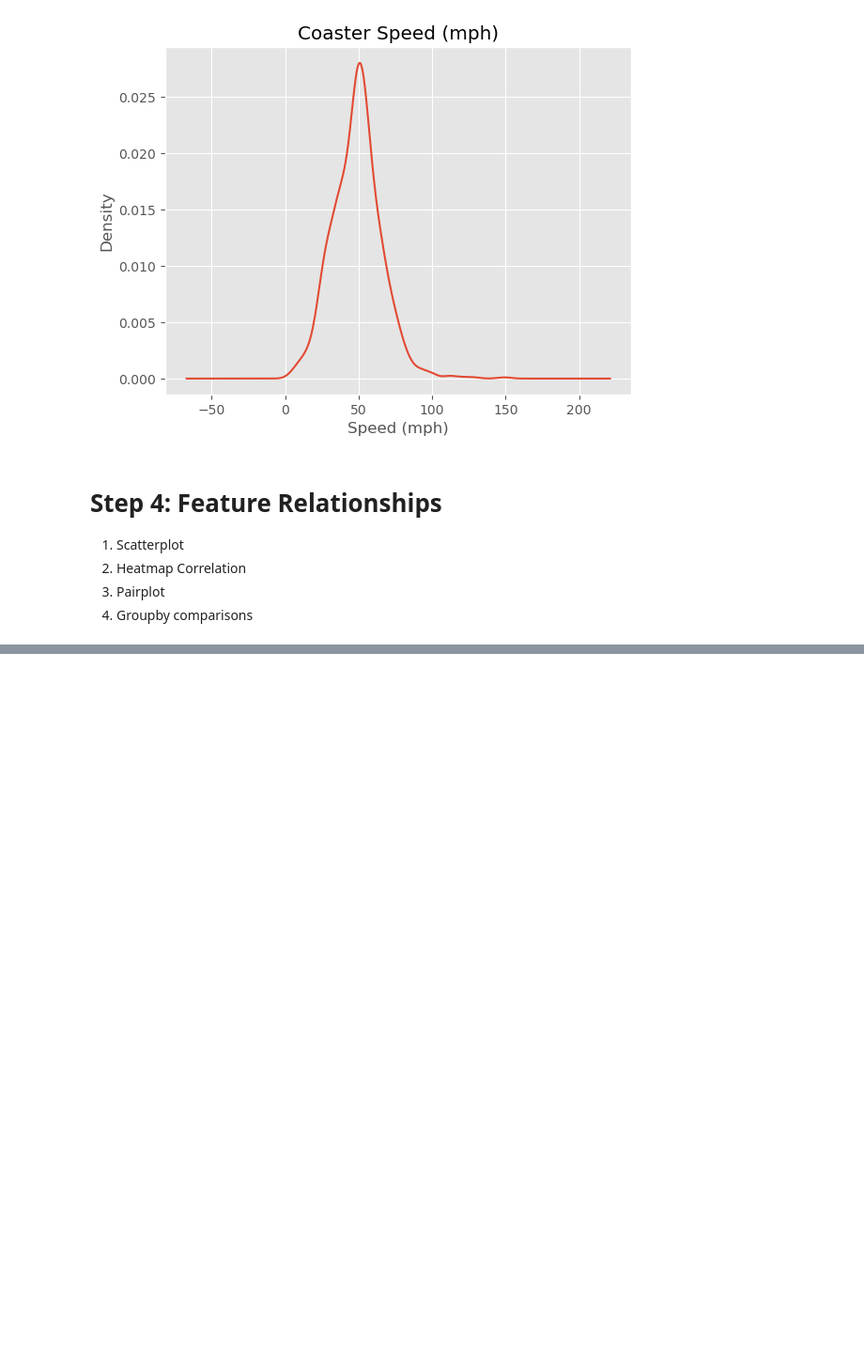
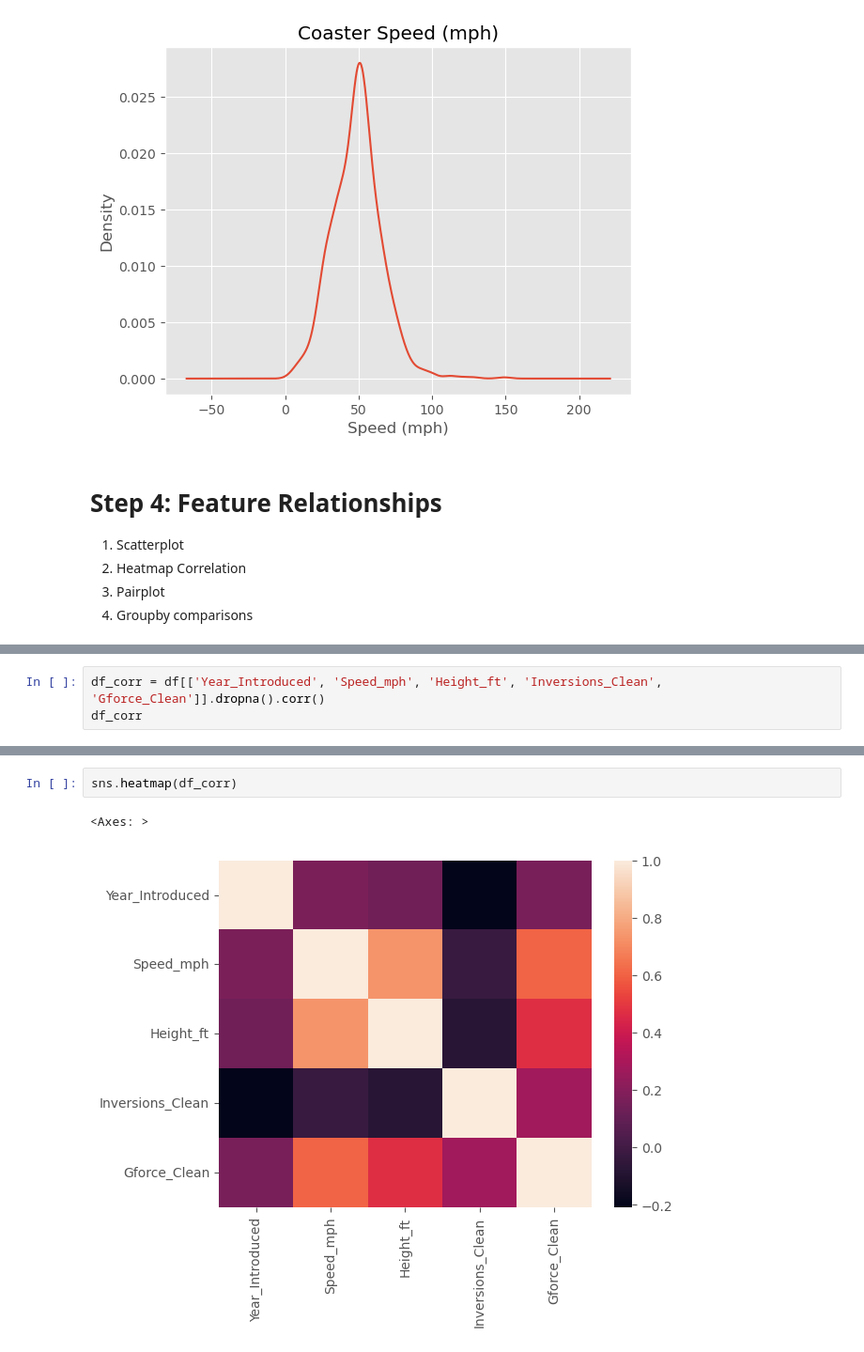
Before and after one commit to imamahasane/Pandas, a Jupyter notebook: Introduction to Exporitary Data Analysis.ipynb, the cells around one changed output, grey strips where cells are left out. Shown at 94% size. Saved outputs shown, nothing was run; the diff lists cells and outputs as text; blank space fills up the shorter version.

```diff
--- a/Introduction to Exporitary Data Analysis.ipynb
+++ b/Introduction to Exporitary Data Analysis.ipynb
@@ -371,0 +430,3 @@ df.plot(kind= 'scatter', x= 'Speed_mph', y= 'Height_ft', title= 'Coaster Speed v
+# %%
+df_corr = df[['Year_Introduced', 'Speed_mph', 'Height_ft', 'Inversions_Clean', 'Gforce_Clean']].dropna().corr()
+df_corr
@@ -371,0 +440,5 @@ df.plot(kind= 'scatter', x= 'Speed_mph', y= 'Height_ft', title= 'Coaster Speed v
+# %%
+sns.heatmap(df_corr)
+# %% [output]
+<Axes: >
+[figure, added]
```
Also changed, not shown: parts of 12 cells of this notebook, 3 other files.
